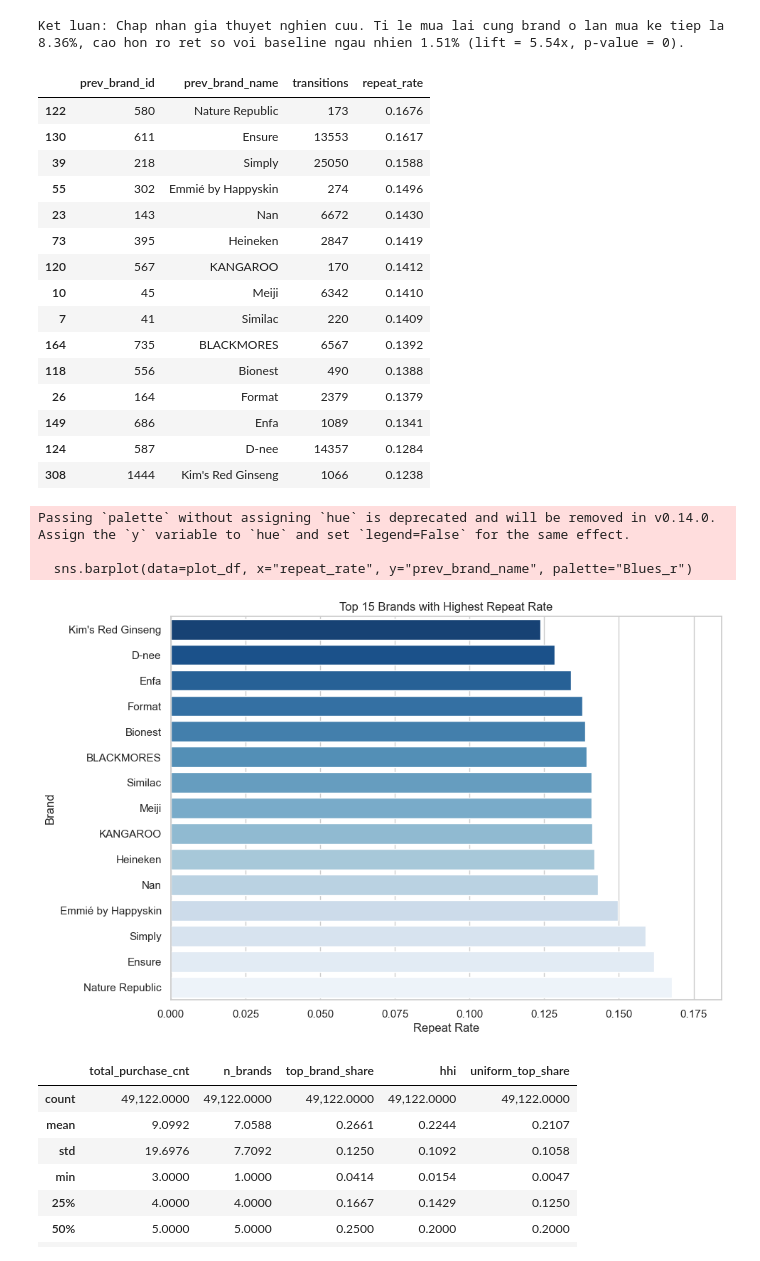
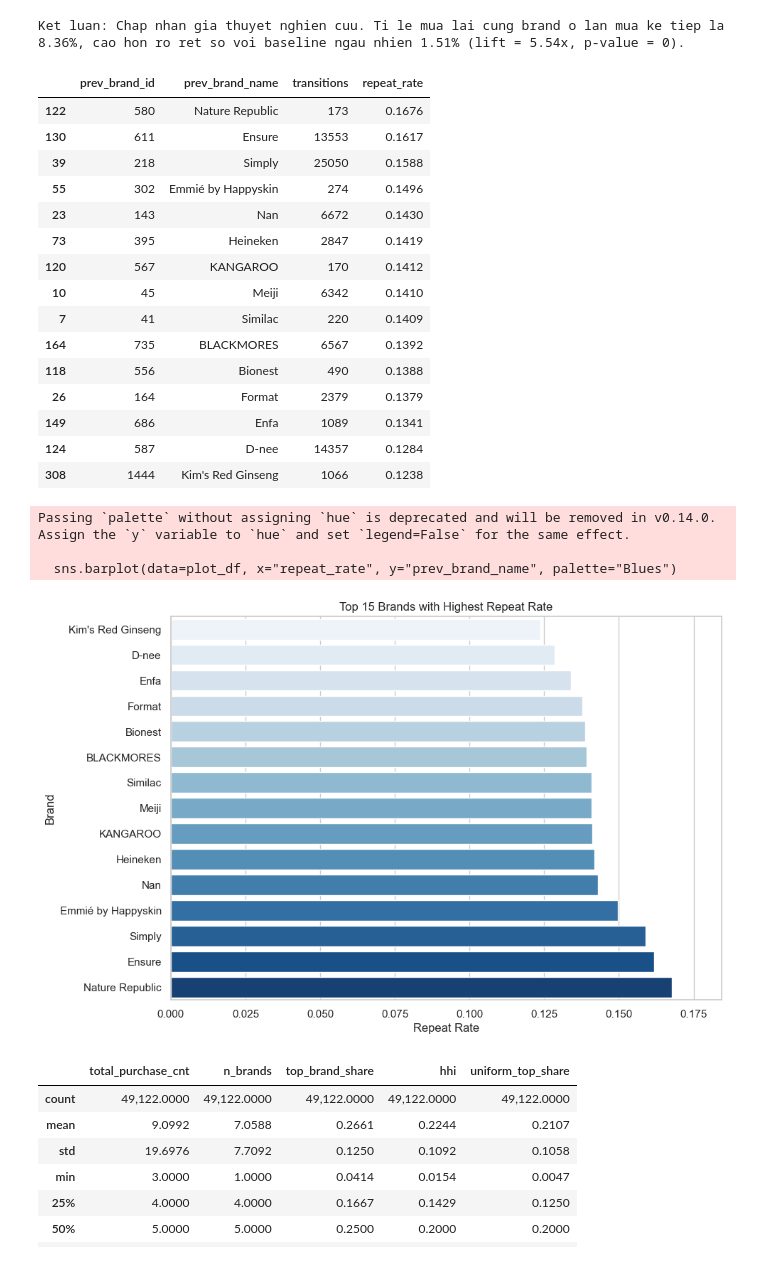
Before and after one commit to phupham14/vnshop, a Jupyter notebook: eda.ipynb, the cells around one changed output. Drawn from its saved outputs; the diff is of its cells as text; code cells hidden in the pictures.

```diff
--- a/eda.ipynb
+++ b/eda.ipynb
@@ -1363,7 +1363,7 @@ Top 10 brand theo so luong mua:
 # %%
 # Tao chuoi mua hang theo thu tu thoi gian cho tung user
 events = (
-    df.sort_values(["user_id", "order_date", "sale_order_id", "line_id"])[
+    df.sort_values(["user_id", "order_date", "sale_order_id", "line_id", "brand_id", "brand_name"])[
         ["user_id", "order_date", "sale_order_id", "line_id", "brand_id", "brand_name"]
     ]
     .copy()
@@ -1376,7 +1376,12 @@ events["prev_brand_name"] = events.groupby("user_id")["brand_name"].shift(1)
 transitions = events.dropna(subset=["prev_brand_id"]).copy()
 transitions["same_brand"] = (transitions["brand_id"] == transitions["prev_brand_id"]).astype(int)
 
+# Cleaned version for presentation: keep only essential columns
+transitions_clean = transitions[["user_id", "order_date", "prev_brand_name", "brand_name", "same_brand"]].copy()
+transitions_clean.columns = ["User ID", "Purchase Date", "Previous Brand", "Current Brand", "Repeat Purchase"]
+
 print("Tong so transitions:", len(transitions))
-display(transitions.head())
+print("\nTransition data for presentation:")
+display(transitions_clean.head(10))
 # %% [output]
 Tong so transitions: 408963
@@ -1476,36 +1488,36 @@ brand_repeat_filtered = brand_repeat_filtered.sort_values(
 display(brand_repeat_filtered.head(15))
 
 top_n = 15
 plot_df = brand_repeat_filtered.head(top_n).sort_values("repeat_rate", ascending=True)
 
 plt.figure(figsize=(10, 7))
-sns.barplot(data=plot_df, x="repeat_rate", y="prev_brand_name", palette="Blues_r")
+sns.barplot(data=plot_df, x="repeat_rate", y="prev_brand_name", palette="Blues")
 plt.title("Top 15 Brands with Highest Repeat Rate")
 plt.xlabel("Repeat Rate")
 plt.ylabel("Brand")
 plt.xlim(0, plot_df["repeat_rate"].max() * 1.1)
 plt.show()
 # %% [output]
 |  | prev_brand_id | prev_brand_name | transitions | repeat_rate |
 | 122 | 580 | Nature Republic | 173 | 0.1676 |
 | 130 | 611 | Ensure | 13553 | 0.1617 |
 | 39 | 218 | Simply | 25050 | 0.1588 |
 | 55 | 302 | Emmié by Happyskin | 274 | 0.1496 |
 | 23 | 143 | Nan | 6672 | 0.1430 |
 | 73 | 395 | Heineken | 2847 | 0.1419 |
 | 120 | 567 | KANGAROO | 170 | 0.1412 |
 | 10 | 45 | Meiji | 6342 | 0.1410 |
 | 7 | 41 | Similac | 220 | 0.1409 |
 | 164 | 735 | BLACKMORES | 6567 | 0.1392 |
 | 118 | 556 | Bionest | 490 | 0.1388 |
 | 26 | 164 | Format | 2379 | 0.1379 |
 | 149 | 686 | Enfa | 1089 | 0.1341 |
 | 124 | 587 | D-nee | 14357 | 0.1284 |
 | 308 | 1444 | Kim's Red Ginseng | 1066 | 0.1238 |
 Passing `palette` without assigning `hue` is deprecated and will be removed in v0.14.0. Assign the `y` variable to `hue` and set `legend=False` for the same effect.
 
-  sns.barplot(data=plot_df, x="repeat_rate", y="prev_brand_name", palette="Blues_r")
+  sns.barplot(data=plot_df, x="repeat_rate", y="prev_brand_name", palette="Blues")
-[figure, old version]
+[figure, new version]
 # %%
 # Do tap trung vao brand ua thich nhat cua moi user
 user_brand_counts = (
```
Also changed, not shown: parts of 30 cells of this notebook.
